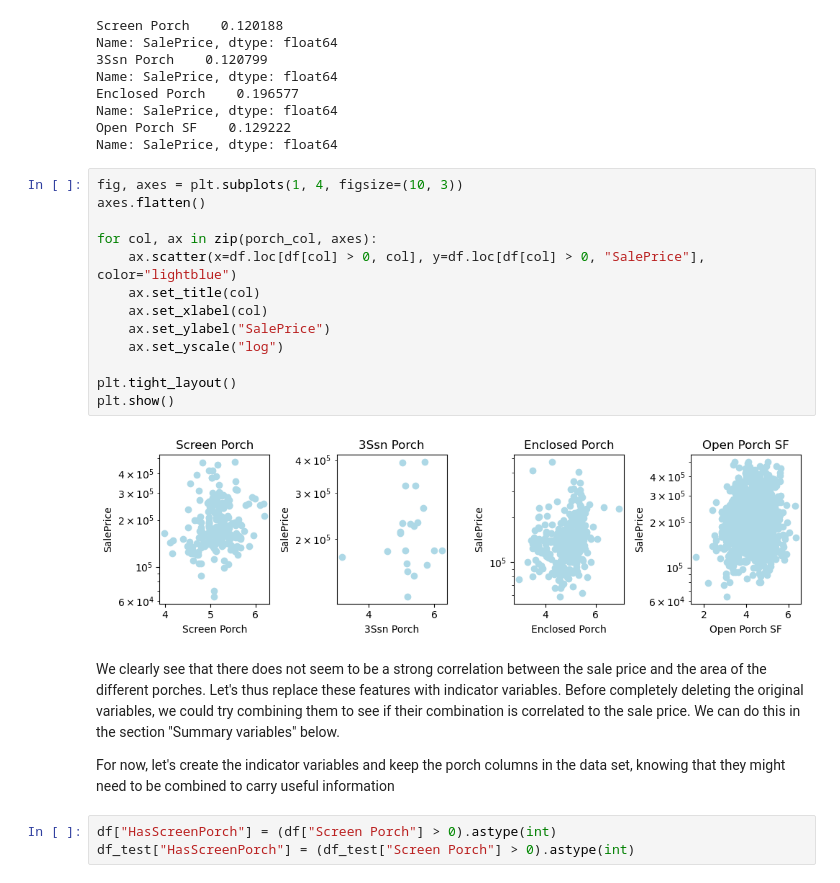
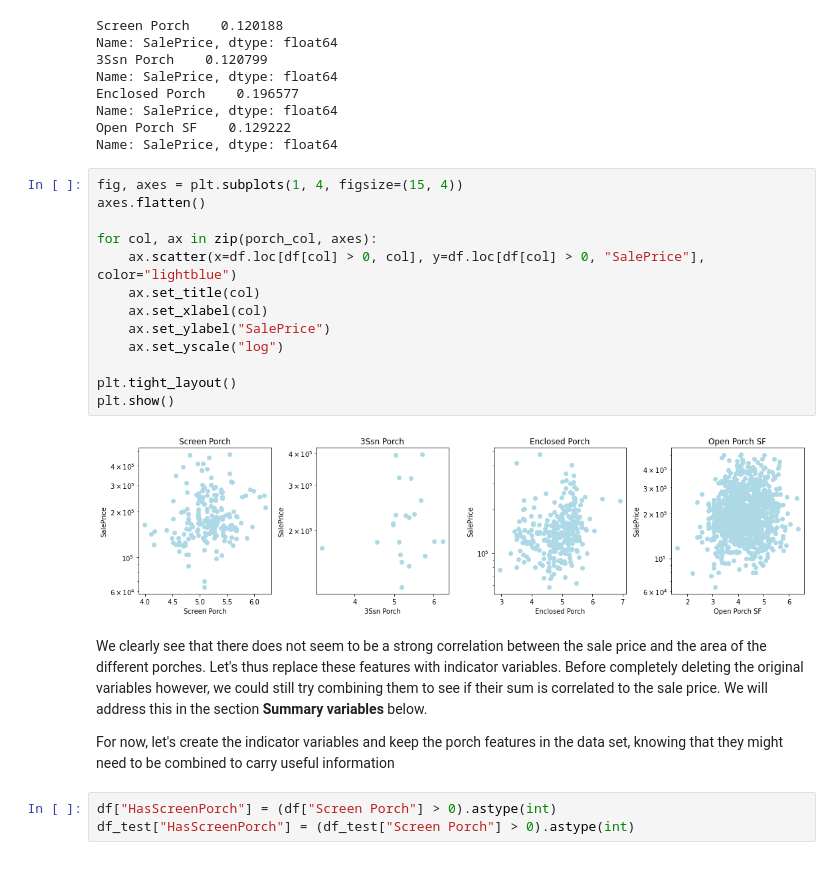
Before and after one commit to OphelieRutschmann/COS_machine_learning, a Jupyter notebook: 03_Machine_Learning_1_Project/02_Feature_Engineering.ipynb, the cells around one changed output. Cells and saved outputs as stored; diff of their text form.

Commit message:
Feature engineering section progress

```diff
--- a/03_Machine_Learning_1_Project/02_Feature_Engineering.ipynb
+++ b/03_Machine_Learning_1_Project/02_Feature_Engineering.ipynb
@@ -171,24 +172,24 @@ Name: SalePrice, dtype: float64
 Open Porch SF    0.129222
 Name: SalePrice, dtype: float64
 # %%
-fig, axes = plt.subplots(1, 4, figsize=(10, 3))
+fig, axes = plt.subplots(1, 4, figsize=(15, 4))
 axes.flatten()
 
 for col, ax in zip(porch_col, axes):
     ax.scatter(x=df.loc[df[col] > 0, col], y=df.loc[df[col] > 0, "SalePrice"], color="lightblue")
     ax.set_title(col)
     ax.set_xlabel(col)
     ax.set_ylabel("SalePrice")
     ax.set_yscale("log")
 
 plt.tight_layout()
 plt.show()
 # %% [output]
-[figure, old version]
+[figure, new version]
 # %% [markdown]
-We clearly see that there does not seem to be a strong correlation between the sale price and the area of the different porches. Let's thus replace these features with indicator variables. Before completely deleting the original variables, we could try combining them to see if their combination is correlated to the sale price. We can do this in the section "Summary variables" below.
+We clearly see that there does not seem to be a strong correlation between the sale price and the area of the different porches. Let's thus replace these features with indicator variables. Before completely deleting the original variables however, we could still try combining them to see if their sum is correlated to the sale price. We will address this in the section **Summary variables** below.
 
-For now, let's create the indicator variables and keep the porch columns in the data set, knowing that they might need to be combined to carry useful information
+For now, let's create the indicator variables and keep the porch features in the data set, knowing that they might need to be combined to carry useful information
 # %%
 df["HasScreenPorch"] = (df["Screen Porch"] > 0).astype(int)
 df_test["HasScreenPorch"] = (df_test["Screen Porch"] > 0).astype(int)
```
Also changed, not shown: parts of 10 cells of this notebook, 3 other files.
